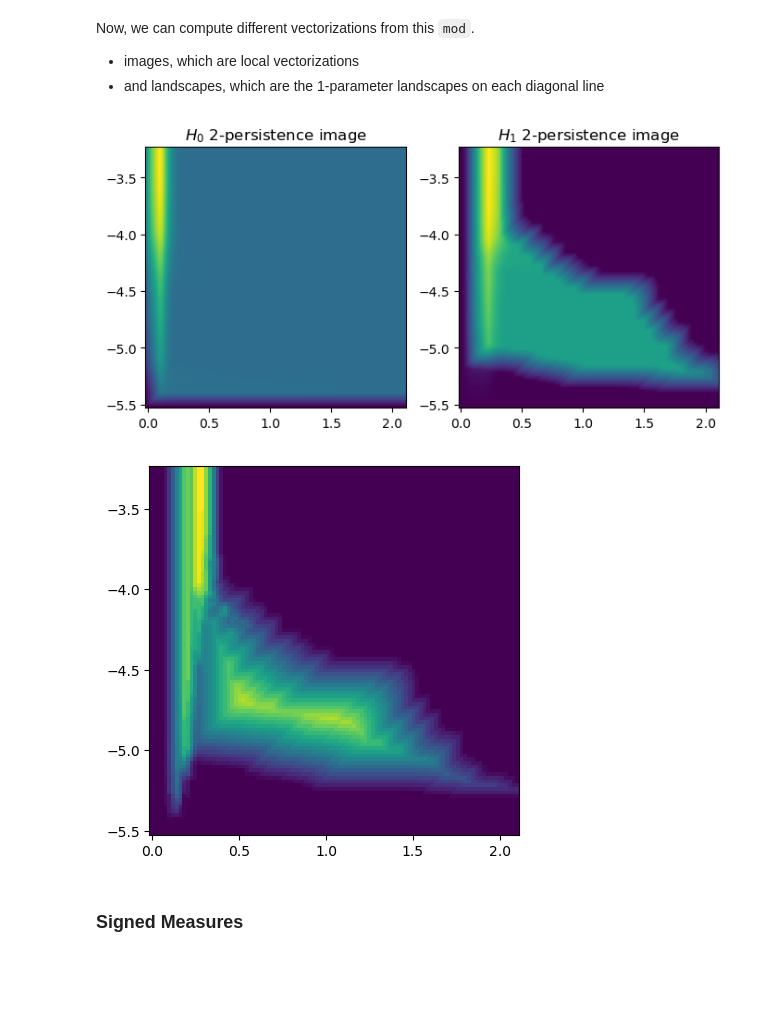
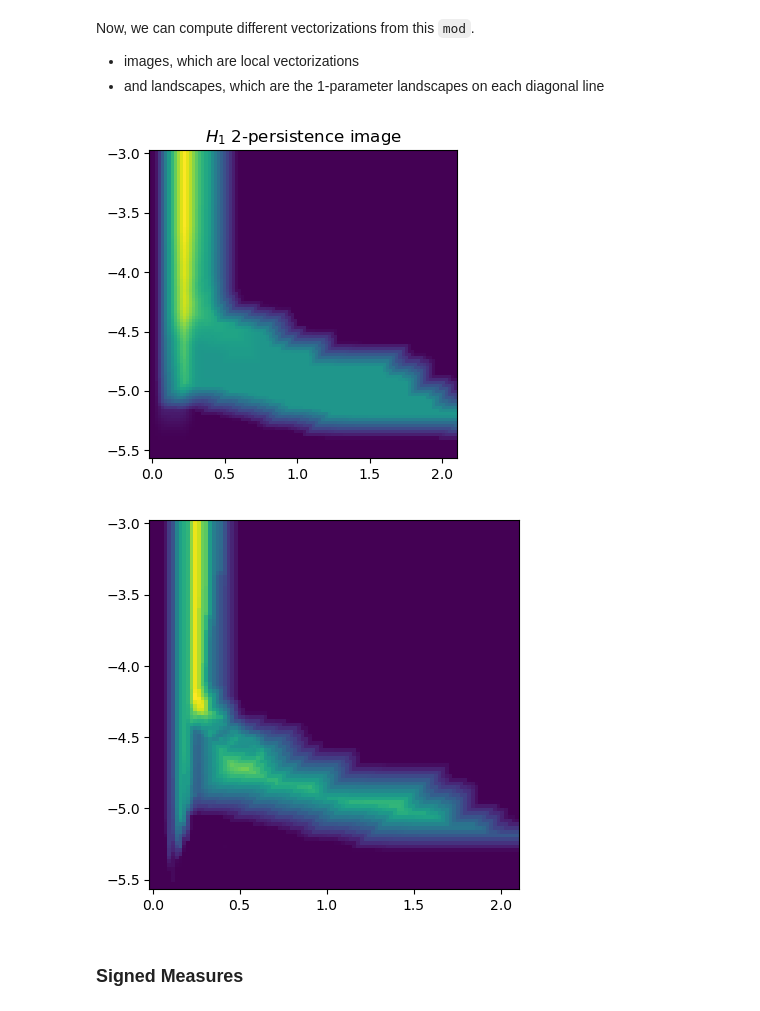
Before and after one commit to DavidLapous/multipers, a Jupyter notebook: tutorial/simplex_tree_by_hand.ipynb, the cells around one changed output. Saved outputs shown, nothing was run; the diff lists cells and outputs as text; code cells hidden in the pictures; blank space fills up the shorter version.

```diff
--- a/tutorial/simplex_tree_by_hand.ipynb
+++ b/tutorial/simplex_tree_by_hand.ipynb
@@ -73,7 +73,7 @@ from multipers.data import noisy_annulus
 X = noisy_annulus(n1=1000, n2=1000) # 1000 points on the annulus, 500 points on the square.
 plt.scatter(X[:,0], X[:,1], s=5, c='k');plt.gca().set_aspect(1);
 # Gudhi SimplexTree
-st = gd.RipsComplex(points=X, max_edge_length=2.1, sparse=.1).create_simplex_tree()
+st = gd.RipsComplex(points=X, max_edge_length=2.1, sparse=.2).create_simplex_tree()
 # SimplexTreeMulti, with 2 parameters
 st = mp.SimplexTreeMulti(st, num_parameters=2)
 # %% [output]
@@ -186,13 +187,13 @@ Now, we can compute different vectorizations from this `mod`.
  - images, which are local vectorizations
  - and landscapes, which are the 1-parameter landscapes on each diagonal line
 # %%
-mod.image(degrees=[0,1],plot=True, p=2, bandwidth=.1, resolution=[100,100]);
+mod.image(degrees=[1],plot=True, p=2, bandwidth=.1, resolution=[100,100]);
 # %% [output]
-[figure, old version]
+[figure, new version]
 # %%
 mod.landscapes(degree=1,ks=range(5), resolution=[100,100], plot=True);
 # %% [output]
-[figure, old version]
+[figure, new version]
 # %% [markdown]
 ### Signed Measures
 # %% [markdown]
```
Also changed, not shown: parts of 10 cells of this notebook, 15 other files.
